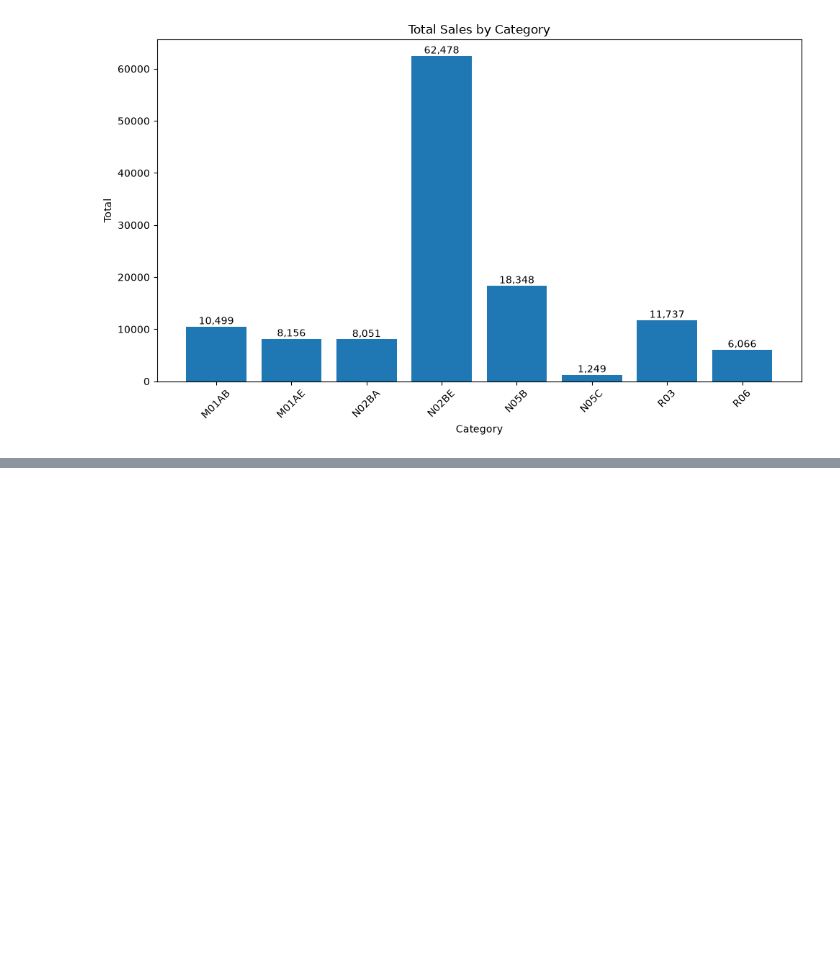
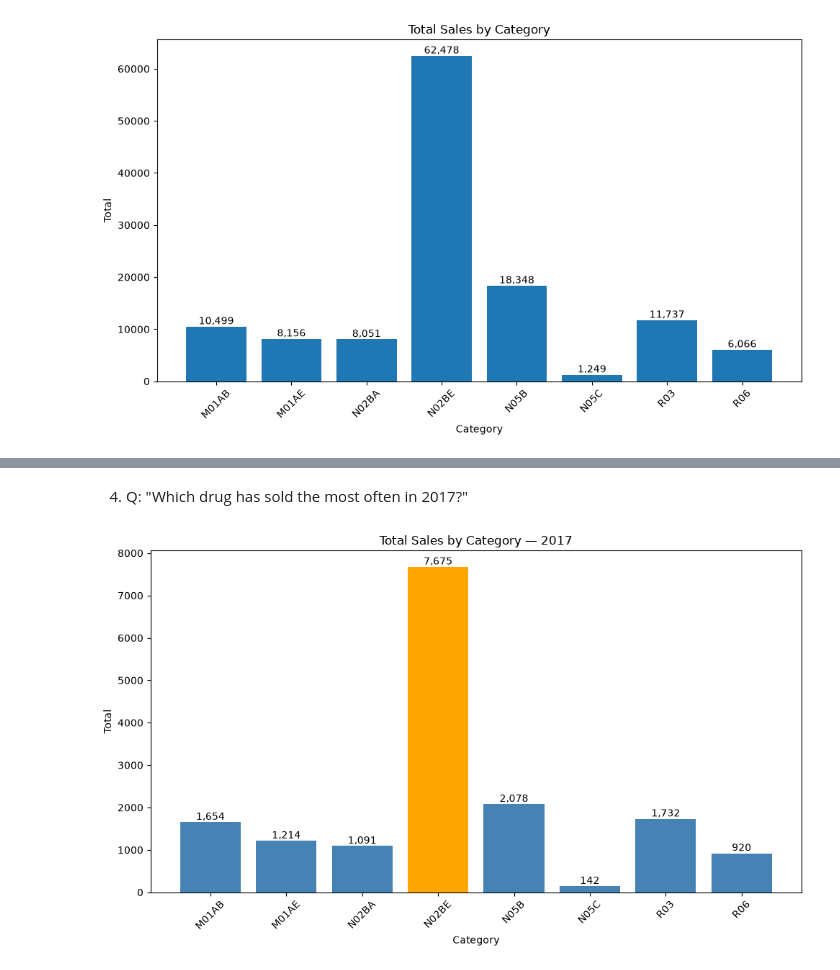
Before and after one commit to chfrchko5/pharma-sales-data, a Jupyter notebook: data.ipynb, the cells around one changed output, grey strips where cells are left out. Drawn from its saved outputs; the diff is of its cells as text; code cells hidden in the pictures; blank space fills up the shorter version.

```diff
--- a/data.ipynb
+++ b/data.ipynb
@@ -35,0 +71,31 @@ plt.show()
+# %% [markdown]
+4. Q: "Which drug has sold the most often in 2017?"
+# %%
+monthly['datum'] = pd.to_datetime(monthly['datum'])
+
+filtered = monthly[monthly['datum'].dt.year == 2017]
+
+total_for_2017 = filtered[['M01AB', 'M01AE', 'N02BA', 'N02BE', 'N05B', 'N05C', 'R03', 'R06']].sum()
+top_drug = total_for_2017.idxmax()
+colors = ['orange' if cat == top_drug else 'steelblue' for cat in total_for_2017.index]
+
+fig, ax = plt.subplots(figsize=(10, 6))
+bars = ax.bar(total_for_2017.index, total_for_2017.values, color=colors)
+
+for bar in bars:
+    height = bar.get_height()
+    ax.text(
+        bar.get_x() + bar.get_width() / 2,
+        height,
+        f'{height:,.0f}',
+        ha='center', va='bottom'
+    )
+
+ax.set_title('Total Sales by Category — 2017')
+ax.set_xlabel('Category')
+ax.set_ylabel('Total')
+plt.xticks(rotation=45)
+plt.tight_layout()
+plt.show()
+# %% [output]
+[figure, added]
```
Also changed, not shown: parts of 8 cells of this notebook.
